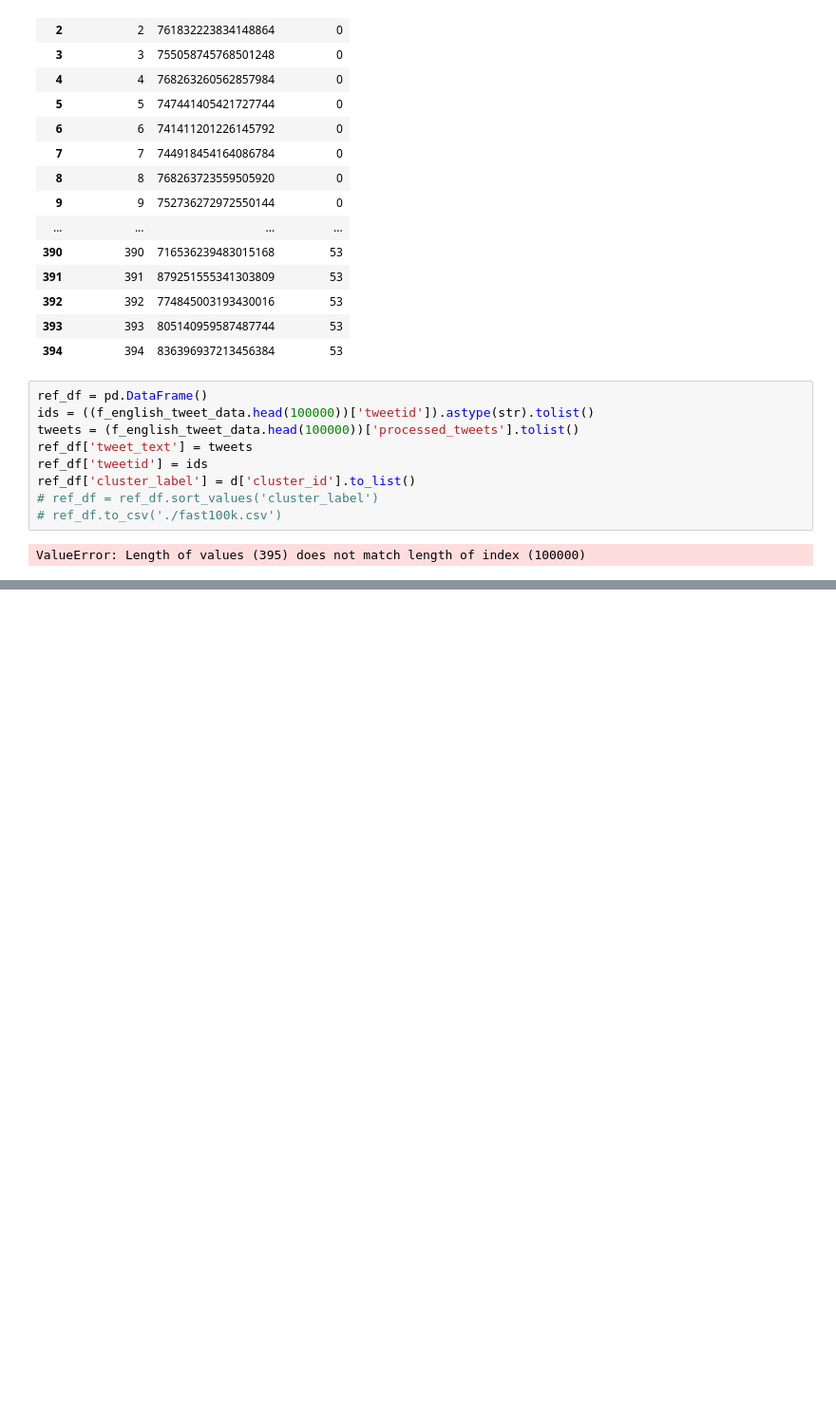
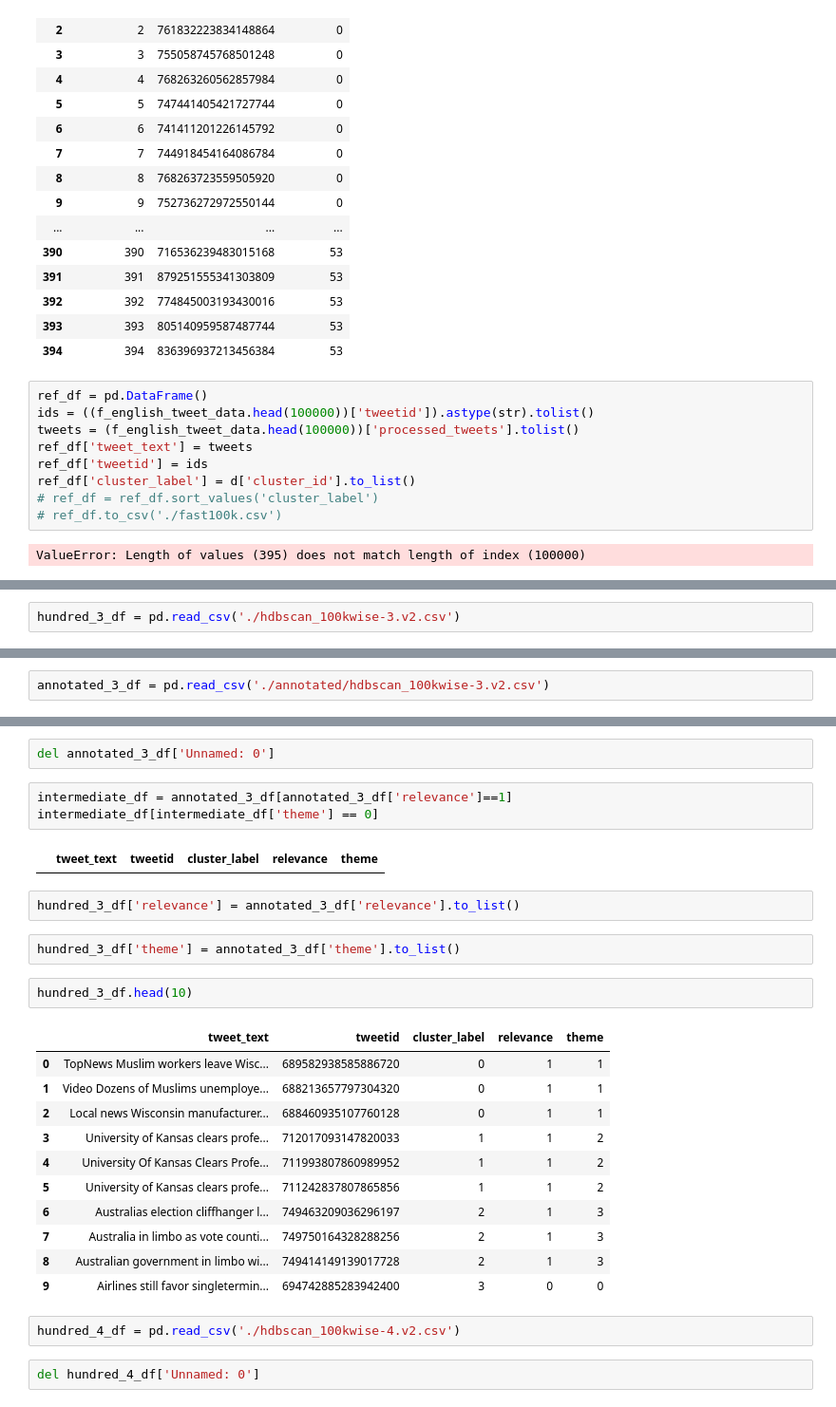
Before and after one commit to aishwaryaanegundi/state-trolls, a Jupyter notebook: poc/stsb-roberta-large/clustering/clustering.ipynb, the cells around one changed output, grey strips where cells are left out. Shown at 95% size. Drawn from its saved outputs; the diff is of its cells as text; blank space fills up the shorter version.

```diff
--- a/poc/stsb-roberta-large/clustering/clustering.ipynb
+++ b/poc/stsb-roberta-large/clustering/clustering.ipynb
@@ -801,0 +1009,2 @@ selected_data.shape
+# %%
+hundred_3_df = pd.read_csv('./hdbscan_100kwise-3.v2.csv')
@@ -801,0 +1022,2 @@ selected_data.shape
+# %%
+annotated_3_df = pd.read_csv('./annotated/hdbscan_100kwise-3.v2.csv')
@@ -801,0 +1033,29 @@ selected_data.shape
+# %%
+del annotated_3_df['Unnamed: 0']
+# %%
+intermediate_df = annotated_3_df[annotated_3_df['relevance']==1]
+intermediate_df[intermediate_df['theme'] == 0]
+# %% [output]
+|  | tweet_text | tweetid | cluster_label | relevance | theme |
+# %%
+hundred_3_df['relevance'] = annotated_3_df['relevance'].to_list()
+# %%
+hundred_3_df['theme'] = annotated_3_df['theme'].to_list()
+# %%
+hundred_3_df.head(10)
+# %% [output]
+|  | tweet_text | tweetid | cluster_label | relevance | theme |
+| 0 | TopNews Muslim workers leave Wisc... | 689582938585886720 | 0 | 1 | 1 |
+| 1 | Video Dozens of Muslims unemploye... | 688213657797304320 | 0 | 1 | 1 |
+| 2 | Local news Wisconsin manufacturer... | 688460935107760128 | 0 | 1 | 1 |
+| 3 | University of Kansas clears profe... | 712017093147820033 | 1 | 1 | 2 |
+| 4 | University Of Kansas Clears Profe... | 711993807860989952 | 1 | 1 | 2 |
+| 5 | University of Kansas clears profe... | 711242837807865856 | 1 | 1 | 2 |
+| 6 | Australias election cliffhanger l... | 749463209036296197 | 2 | 1 | 3 |
+| 7 | Australia in limbo as vote counti... | 749750164328288256 | 2 | 1 | 3 |
+| 8 | Australian government in limbo wi... | 749414149139017728 | 2 | 1 | 3 |
+| 9 | Airlines still favor singletermin... | 694742885283942400 | 3 | 0 | 0 |
+# %%
+hundred_4_df = pd.read_csv('./hdbscan_100kwise-4.v2.csv')
+# %%
+del hundred_4_df['Unnamed: 0']
```
Also changed, not shown: parts of 106 cells of this notebook, 3 other files.
